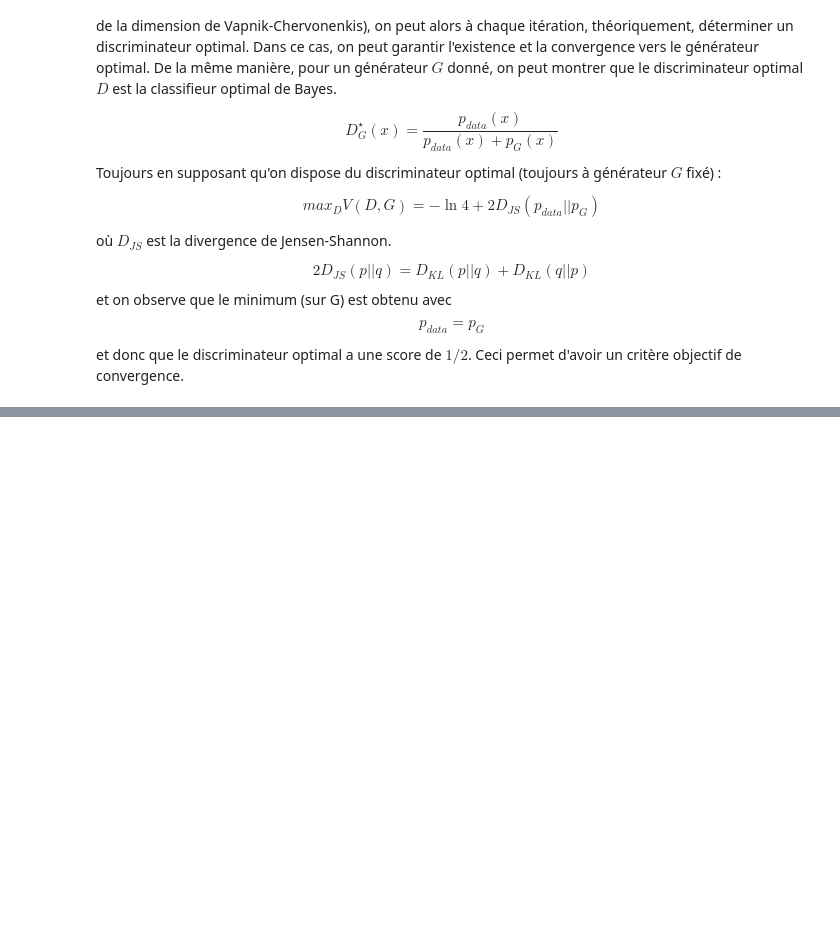
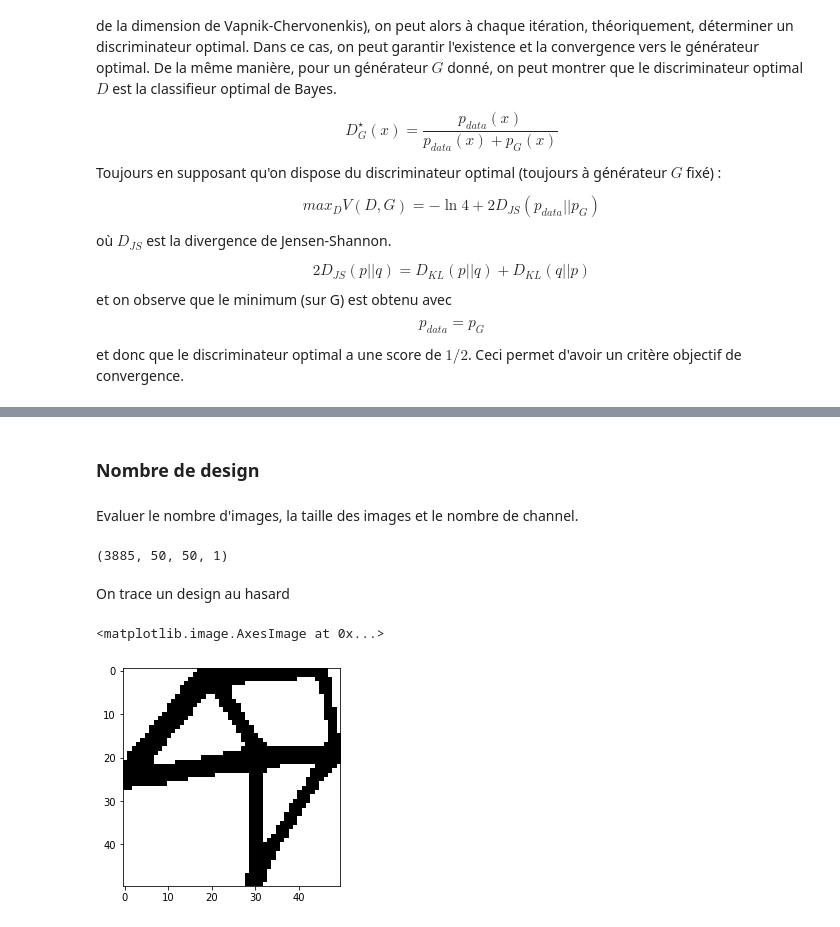
Before and after one commit to dbetteb/Design_Generation_GAN_Tensorflow, a Jupyter notebook: TP_GANs.ipynb, the cells around one changed output, grey strips where cells are left out. Saved outputs shown, nothing was run; the diff lists cells and outputs as text; code cells hidden in the pictures; blank space fills up the shorter version.

```diff
--- a/TP_GANs.ipynb
+++ b/TP_GANs.ipynb
@@ -162,0 +255,4 @@ L'espace latent ($z$) est typiquement échantillonné via un modèle gaussien en
+# %%
+ROOT_PATH = "./"
+train_data_directory = os.path.join(ROOT_PATH, "train/")
+images_train = load_data(train_data_directory)
@@ -162,0 +264,15 @@ L'espace latent ($z$) est typiquement échantillonné via un modèle gaussien en
+# %% [markdown]
+### Nombre de design
+# %% [markdown]
+Evaluer le nombre d'images, la taille des images et le nombre de channel.
+# %%
+images_train.shape
+# %% [output]
+(3885, 50, 50, 1)
+# %% [markdown]
+On trace un design au hasard
+# %%
+plt.imshow(images_train[948, :, :, 0], cmap='gray')
+# %% [output]
+<matplotlib.image.AxesImage at 0x...>
+[figure, added]
```
Also changed, not shown: parts of 22 cells of this notebook.
